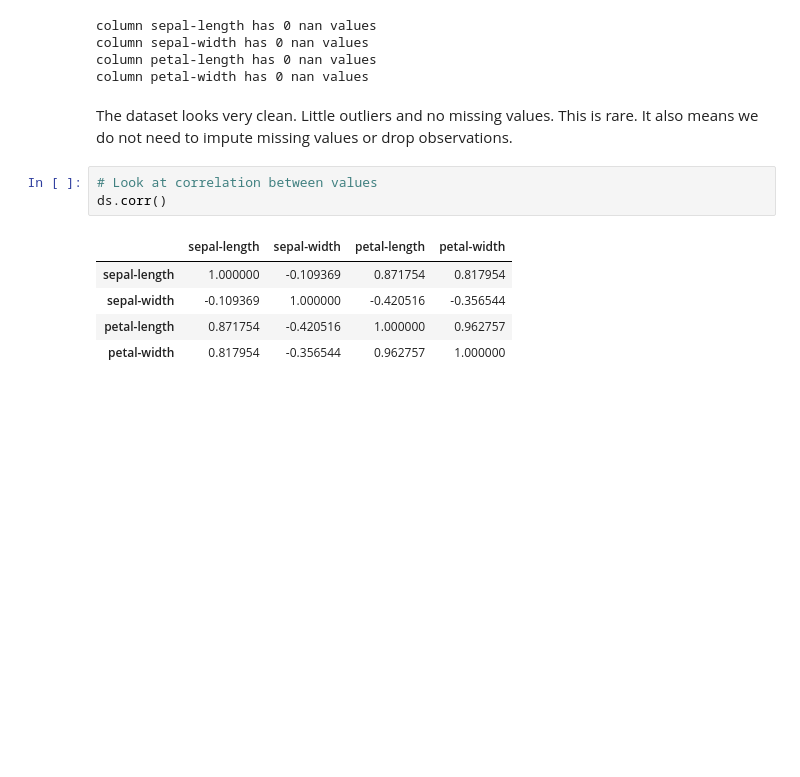
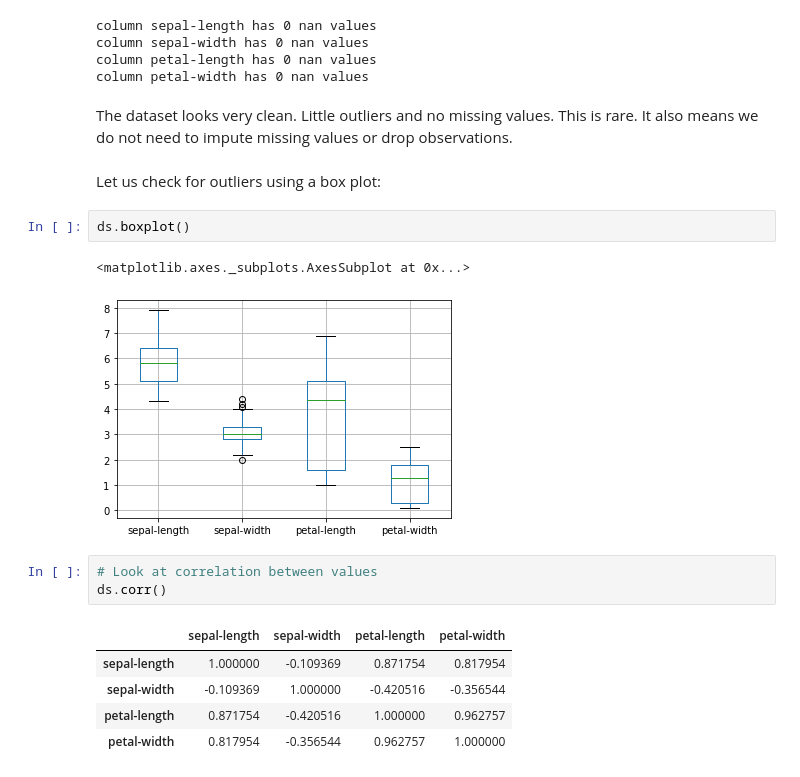
Before and after one commit to dfsp-spirit/ml_projects, a Jupyter notebook: iris/iris_analysis.ipynb, the cells around one changed output. Cells and saved outputs as stored; diff of their text form; blank space fills up the shorter version.

```diff
--- a/iris/iris_analysis.ipynb
+++ b/iris/iris_analysis.ipynb
@@ -65,6 +75,13 @@ column petal-length has 0 nan values
 column petal-width has 0 nan values
 # %% [markdown]
 The dataset looks very clean. Little outliers and no missing values. This is rare. It also means we do not need to impute missing values or drop observations.
+# %% [markdown]
+Let us check for outliers using a box plot:
+# %%
+ds.boxplot()
+# %% [output]
+<matplotlib.axes._subplots.AxesSubplot at 0x...>
+[figure, added]
 # %%
 # Look at correlation between values
 ds.corr()
```
Also changed, not shown: parts of 5 cells of this notebook.
